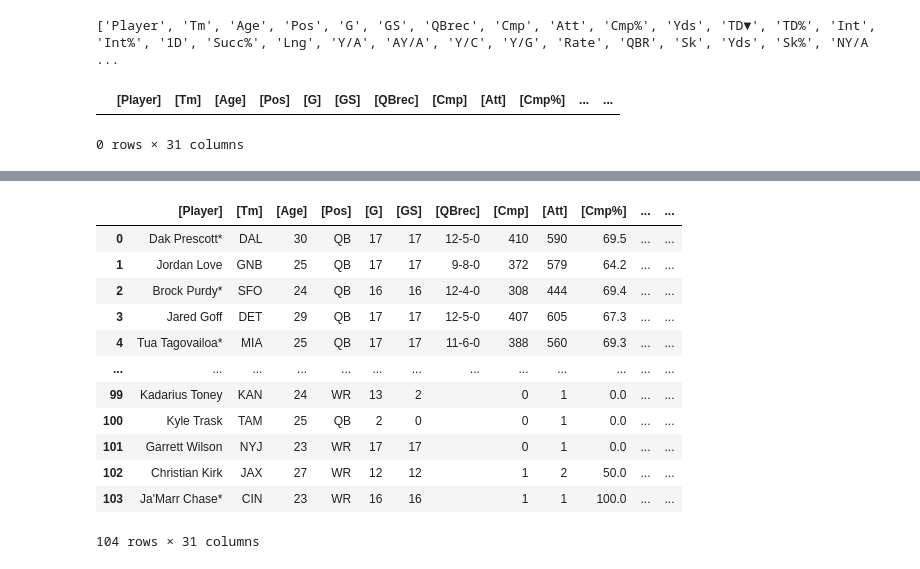
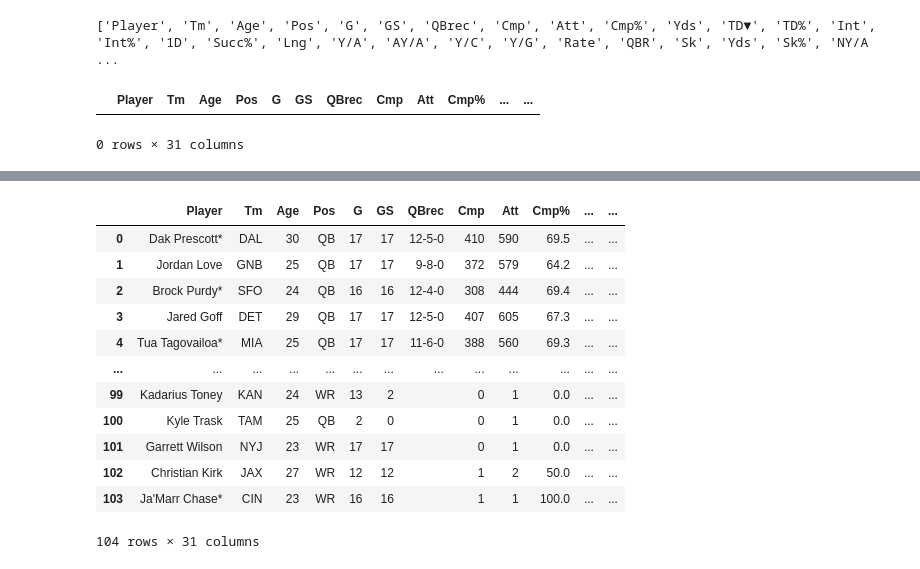
Before and after one commit to griffnsh/2023_24_QB_Data, a Jupyter notebook: td_leaders.ipynb, the cells around one changed output, grey strips where cells are left out. Drawn from its saved outputs; the diff is of its cells as text; code cells hidden in the pictures.

Commit message:
corrected df creation to include qb_categories_titles

```diff
--- a/td_leaders.ipynb
+++ b/td_leaders.ipynb
@@ -45,11 +45,11 @@ print(qb_categories_titles)
 # %%
 import pandas as pd
 # %%
-df = pd.DataFrame(columns = qb_categories)
+df = pd.DataFrame(columns = qb_categories_titles)
 
 df
 # %% [output]
-|  | [Player] | [Tm] | [Age] | [Pos] | [G] | [GS] | [QBrec] | [Cmp] | [Att] | [Cmp%] | ... | ... |
+|  | Player | Tm | Age | Pos | G | GS | QBrec | Cmp | Att | Cmp% | ... | ... |
 0 rows × 31 columns
 # %%
 column_data = table.find_all('tr')
@@ -82,7 +82,7 @@ for row in column_data[1:]:
 # %%
 df
 # %% [output]
-|  | [Player] | [Tm] | [Age] | [Pos] | [G] | [GS] | [QBrec] | [Cmp] | [Att] | [Cmp%] | ... | ... |
+|  | Player | Tm | Age | Pos | G | GS | QBrec | Cmp | Att | Cmp% | ... | ... |
 | 0 | Dak Prescott* | DAL | 30 | QB | 17 | 17 | 12-5-0 | 410 | 590 | 69.5 | ... | ... |
 | 1 | Jordan Love | GNB | 25 | QB | 17 | 17 | 9-8-0 | 372 | 579 | 64.2 | ... | ... |
 | 2 | Brock Purdy* | SFO | 24 | QB | 16 | 16 | 12-4-0 | 308 | 444 | 69.4 | ... | ... |
```
Also changed, not shown: 2 other files.
